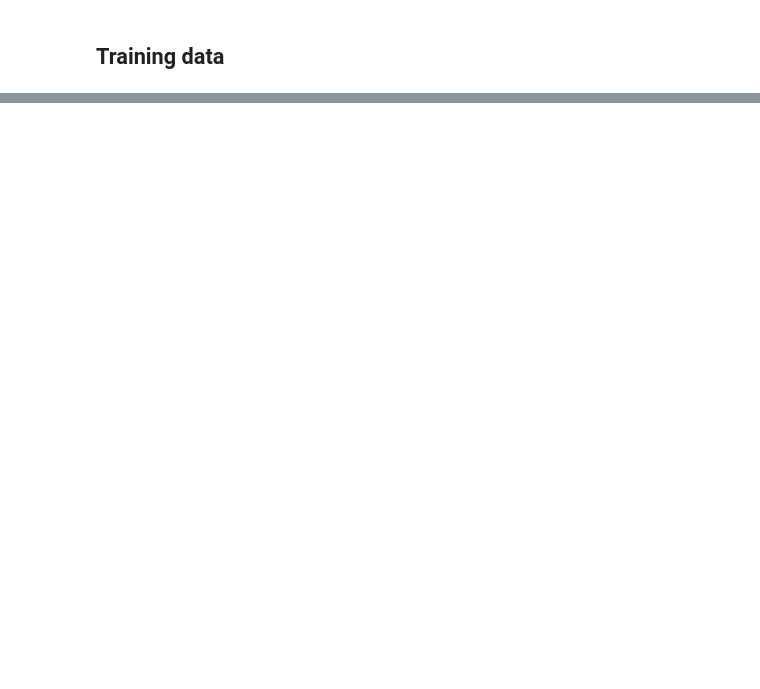
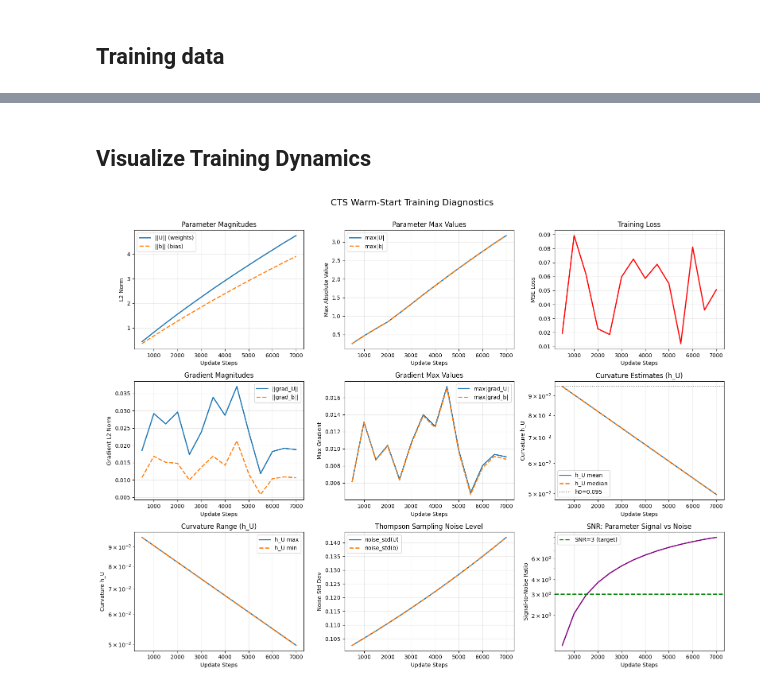
Before and after one commit to charlielopez123/RTS-curator-recommendation-system, a Jupyter notebook: experiments/notebooks/IL_testing.ipynb, the cells around one changed output, grey strips where cells are left out. Cells and saved outputs as stored; diff of their text form; code cells hidden in the pictures; blank space fills up the shorter version.

```diff
--- a/experiments/notebooks/IL_testing.ipynb
+++ b/experiments/notebooks/IL_testing.ipynb
@@ -120,0 +352,31 @@ training_data
+# %%
+# Perform warm-start training on historical data with monitoring
+# Use all data (train + val combined) for warm-start - no need for separation here
+from cts_recommender.utils.visualization import plot_cts_training_history, print_cts_training_summary
+
+logger.info(f"Starting warm-start training with monitoring...")
+
+# Warm-start training hyperparameters
+epochs = 1
+lr = 5e-2
+expl_scale = 0.001  # Low noise during training 0.01
+ema_decay = 0.9999   # Faster EMA accumulation (was 0.9999)
+monitor_every = 500  # Track metrics every 500 updates
+
+logger.info(f"Training for {epochs} epochs with lr={lr}, ema_decay={ema_decay}")
+
+history = cts.warm_start(
+    contexts=context_features,
+    signals=train_signals,
+    rewards=np.concatenate((training_data['train']['reward_targets'],
+                           training_data['val']['reward_targets'])),
+    epochs=epochs,
+    lr=lr,
+    expl_scale=expl_scale,
+    ema_decay=ema_decay,
+    monitor_every=monitor_every,
+    weight_decay=cts.weight_decay,
+    verbose=True  # Print epoch summaries
+)
+
+logger.info("Warm-start training completed")
@@ -120,0 +388,3 @@ training_data
+# %%
+# Print detailed training summary
+print_cts_training_summary(history)
@@ -120,0 +409,8 @@ training_data
+# %% [markdown]
+## Visualize Training Dynamics
+# %%
+# Visualize all training metrics in a comprehensive dashboard
+fig, axes = plot_cts_training_history(history)
+plt.show()
+# %% [output]
+[figure, added]
```
Also changed, not shown: parts of 30 cells of this notebook, 17 other files.
